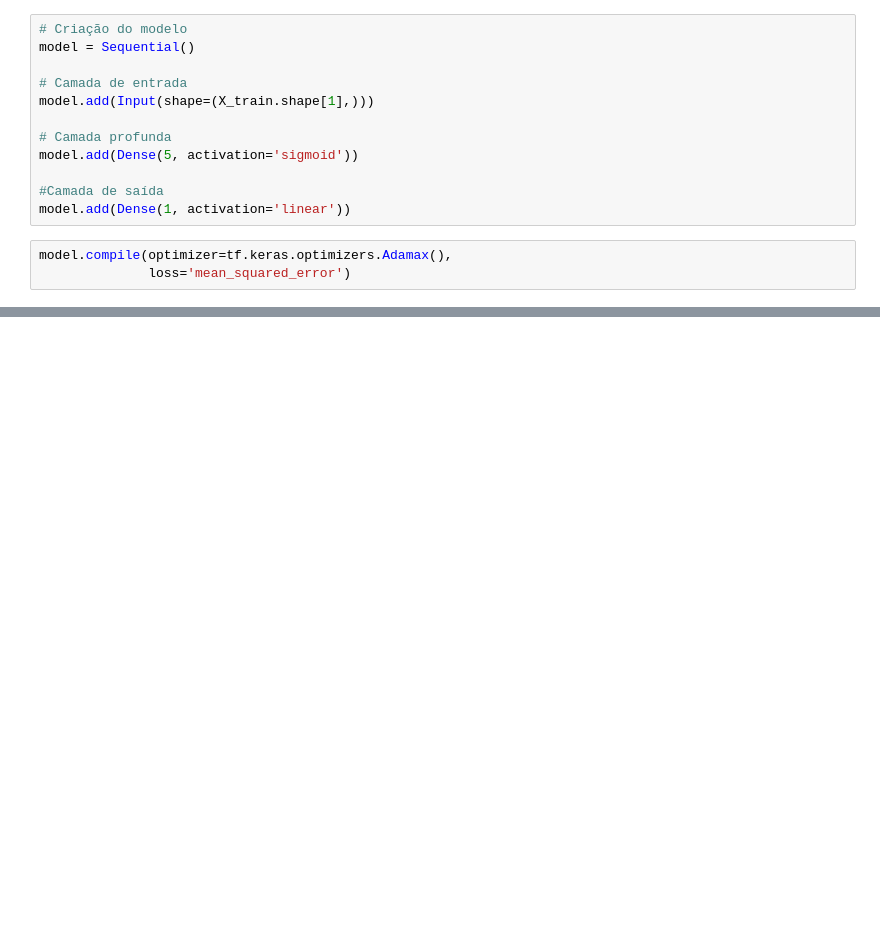
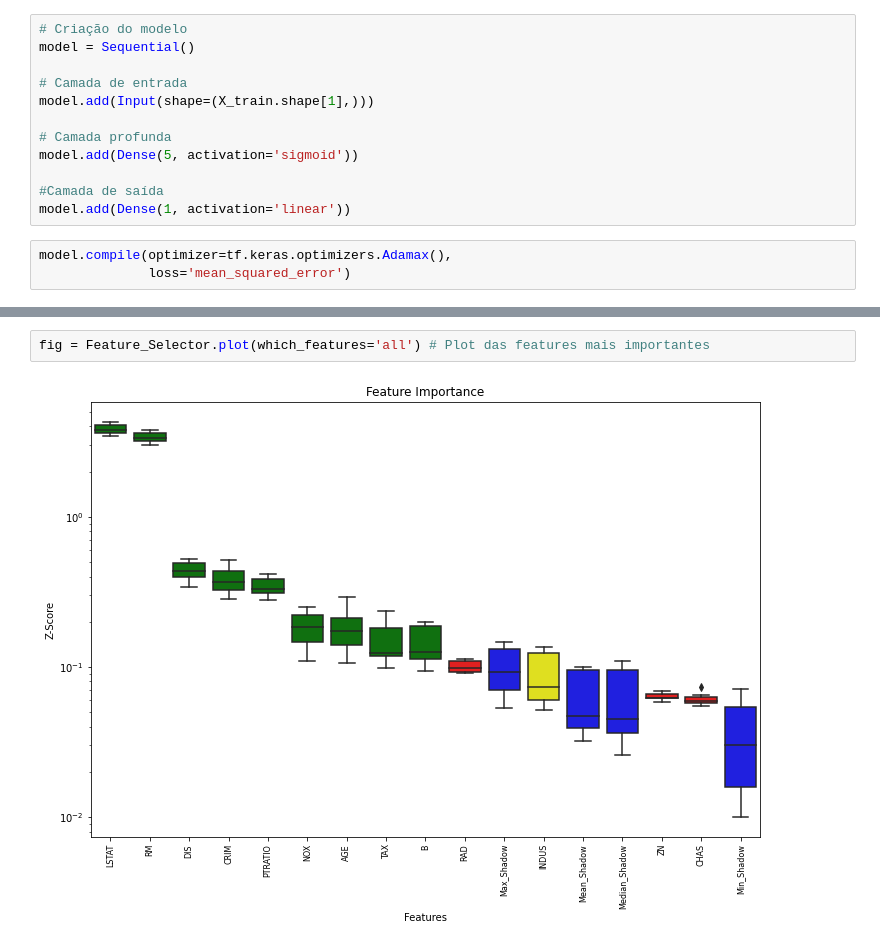
Before and after one commit to PatrickLdA/trabalho_final_IA, a Jupyter notebook: notebook.ipynb, the cells around one changed output, grey strips where cells are left out. Saved outputs shown, nothing was run; the diff lists cells and outputs as text; blank space fills up the shorter version.

```diff
--- a/notebook.ipynb
+++ b/notebook.ipynb
@@ -195,0 +221,4 @@ plt.legend()
+# %%
+fig = Feature_Selector.plot(which_features='all') # Plot das features mais importantes
+# %% [output]
+[figure, added]
```
Also changed, not shown: parts of 14 cells of this notebook.
